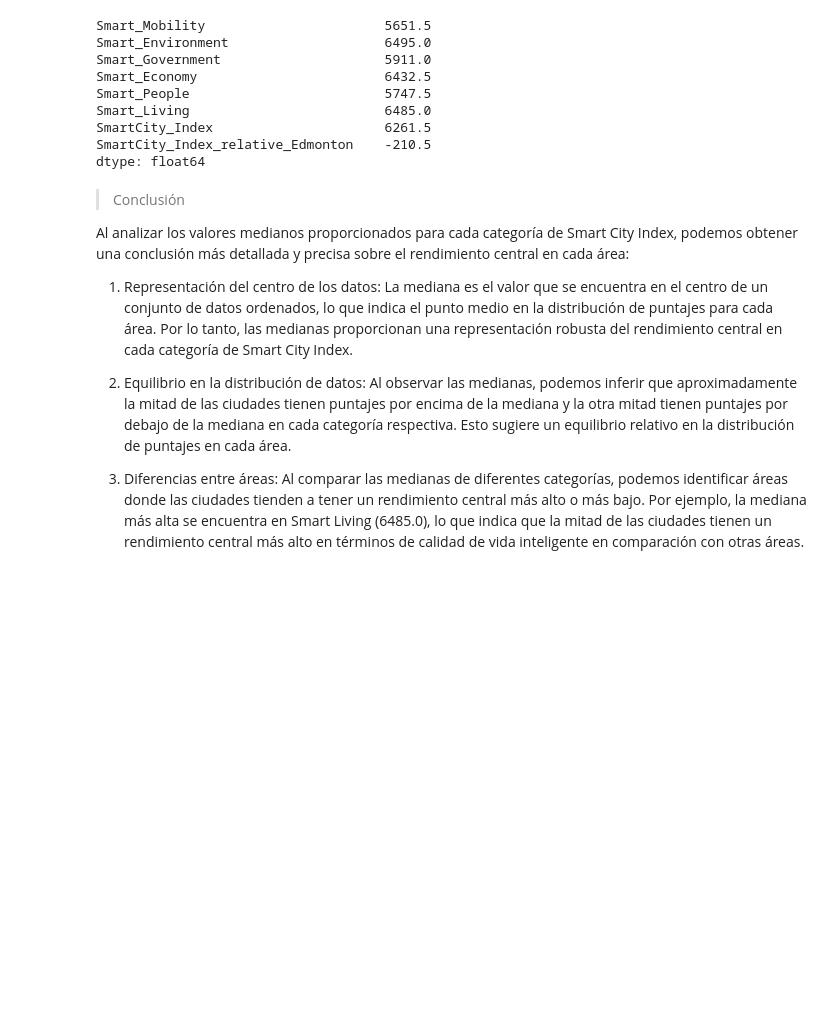
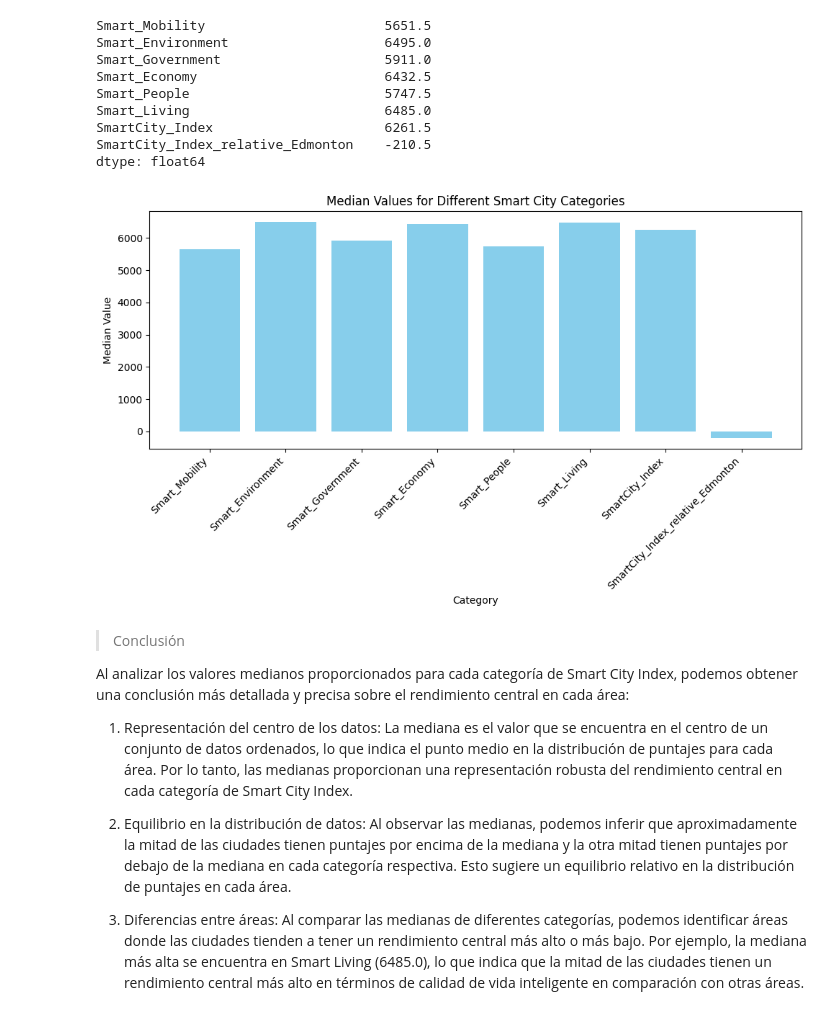
Before and after one commit to DEBUGCODE-INNOVACIONES/Estadistica, a Jupyter notebook: tp_final_Prog+IOT.ipynb, the cells around one changed output. Drawn from its saved outputs; the diff is of its cells as text; code cells hidden in the pictures; blank space fills up the shorter version.

```diff
--- a/tp_final_Prog+IOT.ipynb
+++ b/tp_final_Prog+IOT.ipynb
@@ -152,6 +187,30 @@ Smart_Living                         6485.0
 SmartCity_Index                      6261.5
 SmartCity_Index_relative_Edmonton    -210.5
 dtype: float64
+# %%
+
+
+# Create a sample dataframe similar to the one described
+data = {
+    'Category': ['Smart_Mobility', 'Smart_Environment', 'Smart_Government', 'Smart_Economy', 'Smart_People', 'Smart_Living', 'SmartCity_Index', 'SmartCity_Index_relative_Edmonton'],
+    'Median': [5651.5, 6495.0, 5911.0, 6432.5, 5747.5, 6485.0, 6261.5, -210.5]
+}
+
+df_median = pd.DataFrame(data)
+
+# Plot the data
+plt.figure(figsize=(10, 6))
+plt.bar(df_median['Category'], df_median['Median'], color='skyblue')
+plt.xlabel('Category')
+plt.ylabel('Median Value')
+plt.title('Median Values for Different Smart City Categories')
+plt.xticks(rotation=45, ha='right')
+plt.tight_layout()
+
+# Show the plot
+plt.show()
+# %% [output]
+[figure, added]
 # %% [markdown]
 
 
```
Also changed, not shown: parts of 10 cells of this notebook, 1 other file.
